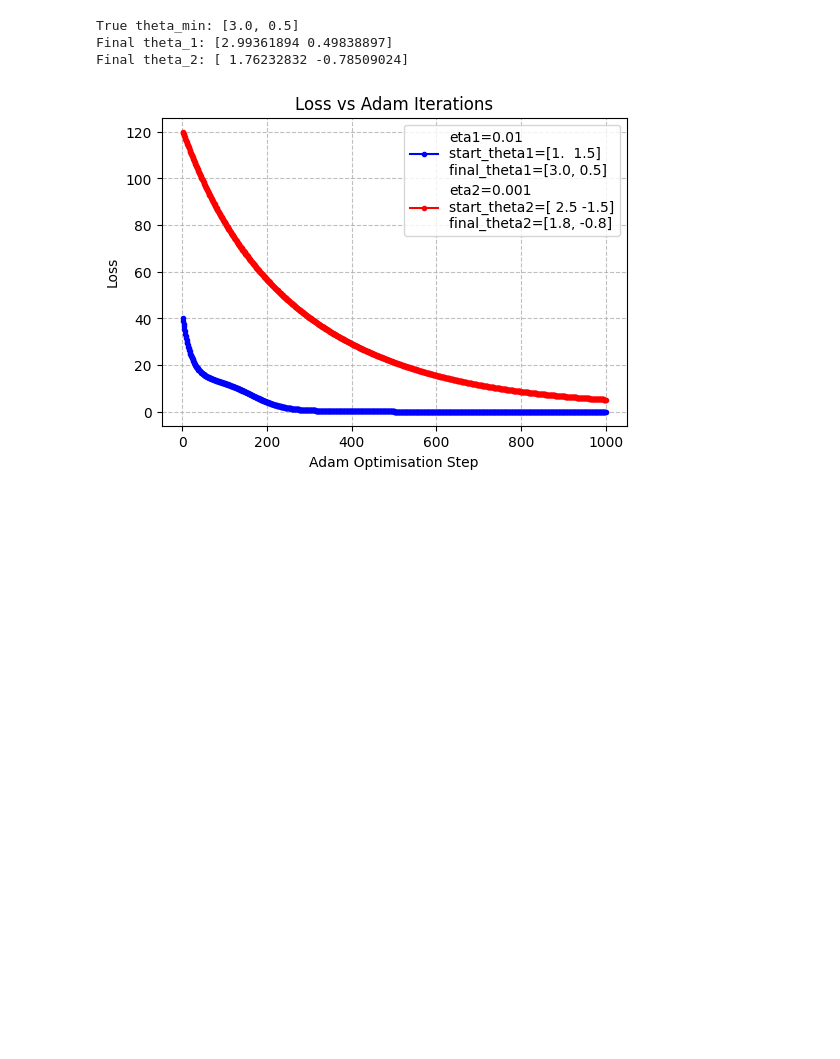
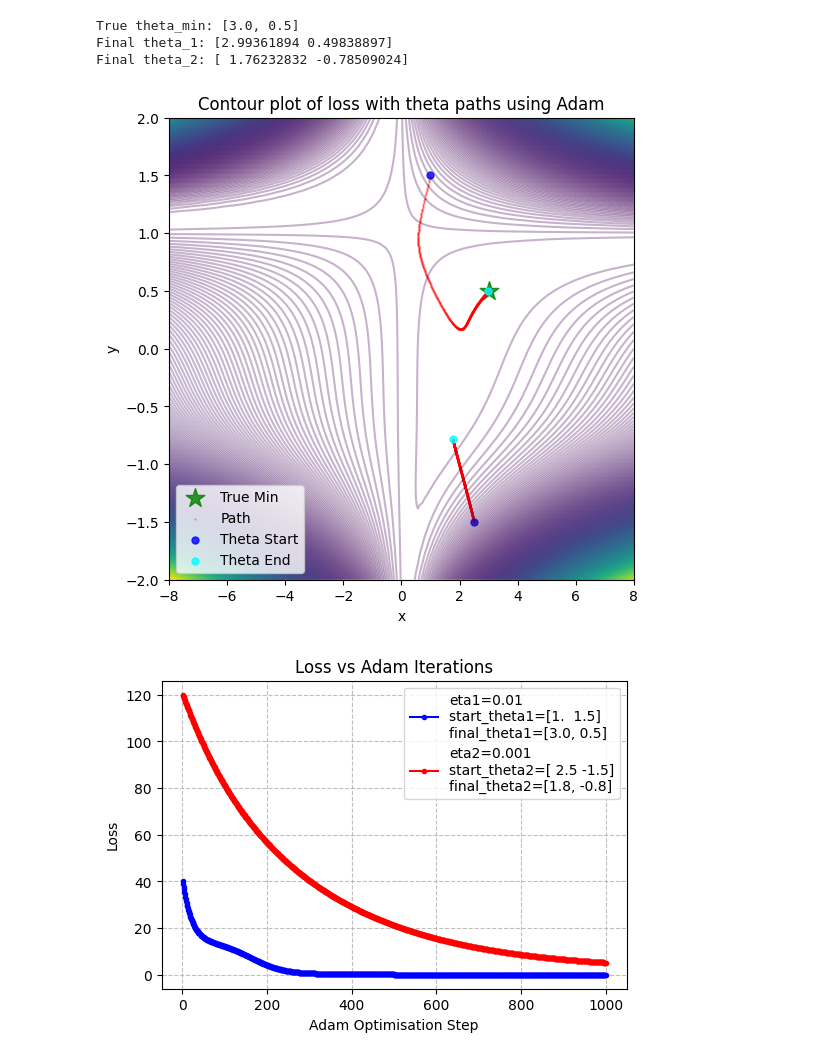
Before and after one commit to barongracias/m1-machine-learning, a Jupyter notebook: problem-sheets/exercise_sheet1.ipynb, the cells around one changed output. Drawn from its saved outputs; the diff is of its cells as text; code cells hidden in the pictures; blank space fills up the shorter version.

```diff
--- a/problem-sheets/exercise_sheet1.ipynb
+++ b/problem-sheets/exercise_sheet1.ipynb
@@ -275,6 +276,37 @@ print("Final theta_2:", final_theta2)
 True theta_min: [3.0, 0.5]
 Final theta_1: [2.99361894 0.49838897]
 Final theta_2: [ 1.76232832 -0.78509024]
+# %%
+# extract theta history
+first_theta_history = first_set[0]
+first_points = np.array(first_theta_history)
+second_theta_history = second_set[0]
+second_points = np.array(second_theta_history)
+
+# plot path
+x_vals = np.linspace(-8, 8, 100)
+y_vals = np.linspace(-2, 2, 100)
+X, Y = np.meshgrid(x_vals, y_vals)
+Z = loss_func_vec([X, Y])
+
+plt.figure(figsize=(6,6))
+contours = plt.contour(X, Y, Z, levels=1000, alpha=0.3)
+plt.scatter(3.0, 0.5, color='green', marker='*', s=200, alpha=0.8, label='True Min')
+# first theta path
+plt.scatter(first_points[:, 0], first_points[:, 1], color='red', s=1, alpha=0.4, marker='.', label='Path')
+plt.scatter(first_points[:, 0][0], first_points[:, 1][0], color='blue', alpha=0.8, s=25, marker='o', label='Theta Start')
+plt.scatter(first_points[:, 0][-1], first_points[:, 1][-1], color='cyan', alpha=0.8, s=25, marker='o', label='Theta End')
+# second theta path
+plt.scatter(second_points[:, 0], second_points[:, 1], color='red', s=1, alpha=0.4, marker='.')
+plt.scatter(second_points[:, 0][0], second_points[:, 1][0], color='blue', alpha=0.8, s=25, marker='o')
+plt.scatter(second_points[:, 0][-1], second_points[:, 1][-1], color='cyan', alpha=0.8, s=25, marker='o')
+plt.xlabel('x')
+plt.ylabel('y')
+plt.title('Contour plot of loss with theta paths using Adam')
+plt.legend(loc='lower left')
+plt.show()
+# %% [output]
+[figure, added]
 # %%
 # plot adam optimiser loss
 plt.figure(figsize=(6,4))
```
Also changed, not shown: parts of 5 cells of this notebook.
